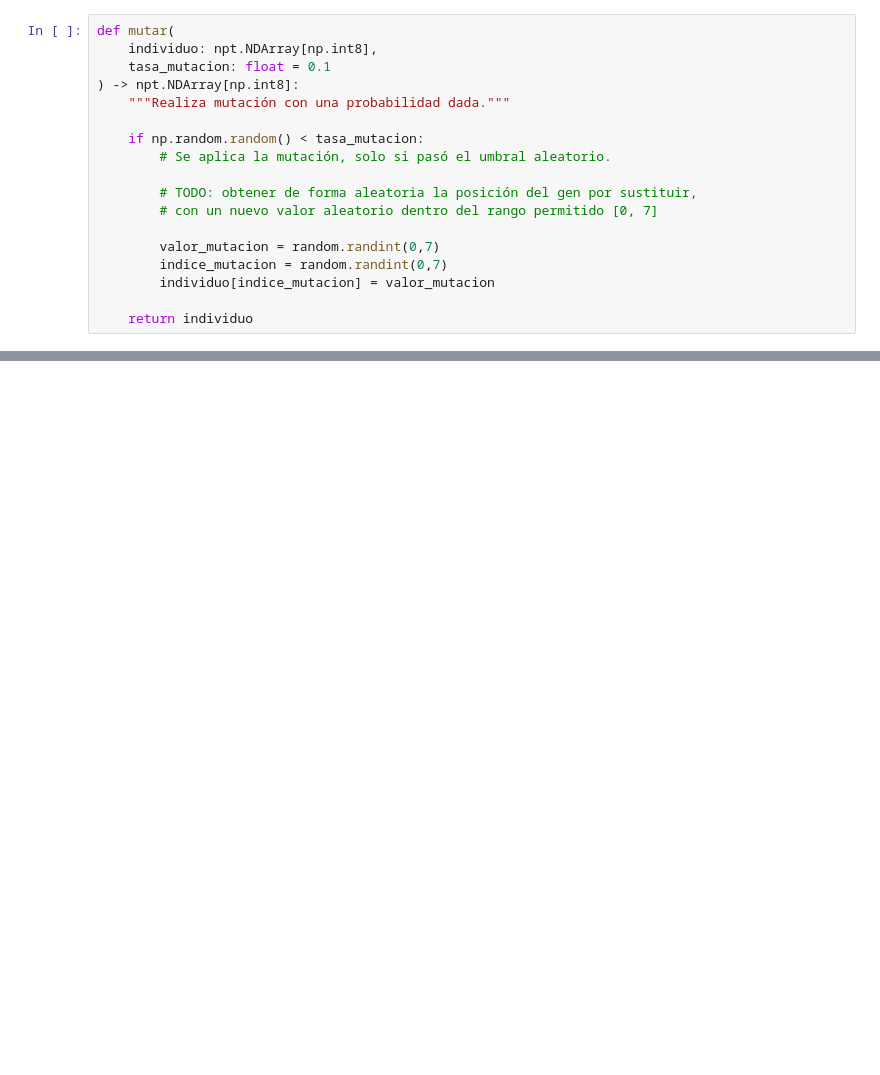
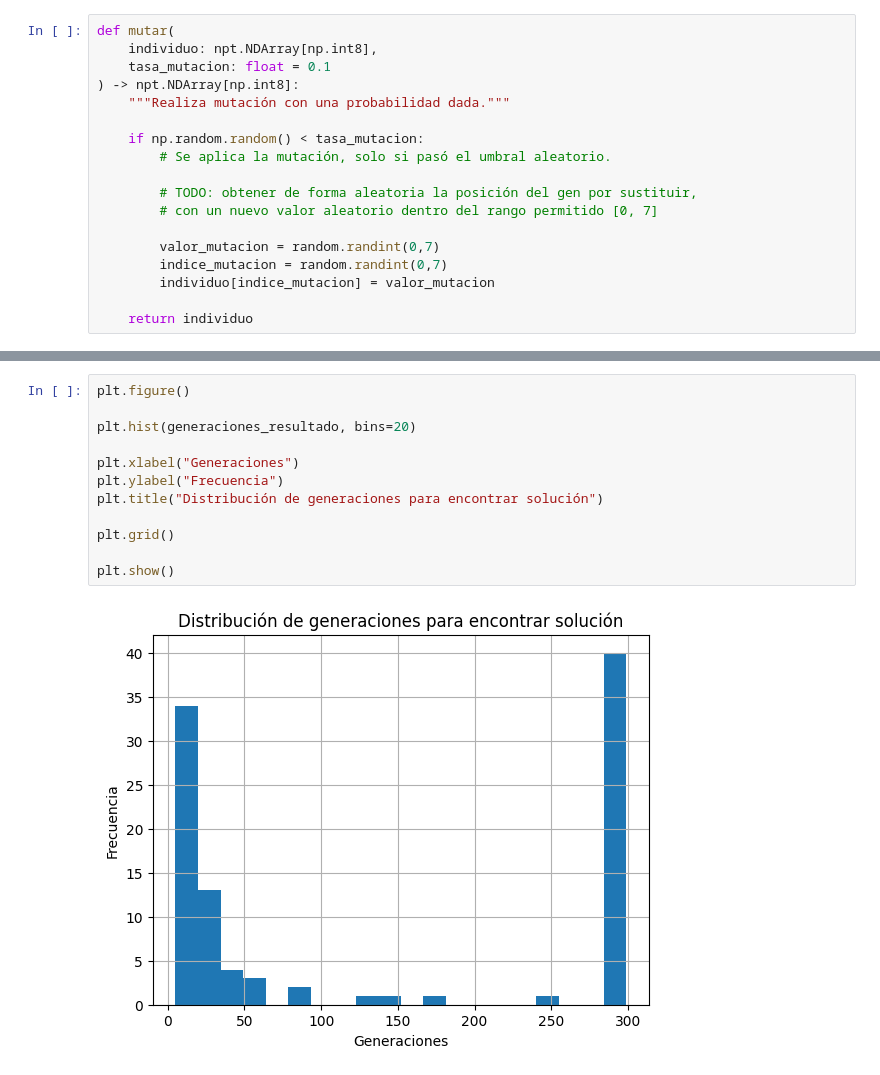
Before and after one commit to FabrexG/Ejercicios_Computacion_evolutiva_2026_1, a Jupyter notebook: reinas.ipynb, the cells around one changed output, grey strips where cells are left out. Cells and saved outputs as stored; diff of their text form; blank space fills up the shorter version.

```diff
--- a/reinas.ipynb
+++ b/reinas.ipynb
@@ -282,0 +402,14 @@ if solucion is not None:
+# %%
+plt.figure()
+
+plt.hist(generaciones_resultado, bins=20)
+
+plt.xlabel("Generaciones")
+plt.ylabel("Frecuencia")
+plt.title("Distribución de generaciones para encontrar solución")
+
+plt.grid()
+
+plt.show()
+# %% [output]
+[figure, added]
```
Also changed, not shown: parts of 15 cells of this notebook.
